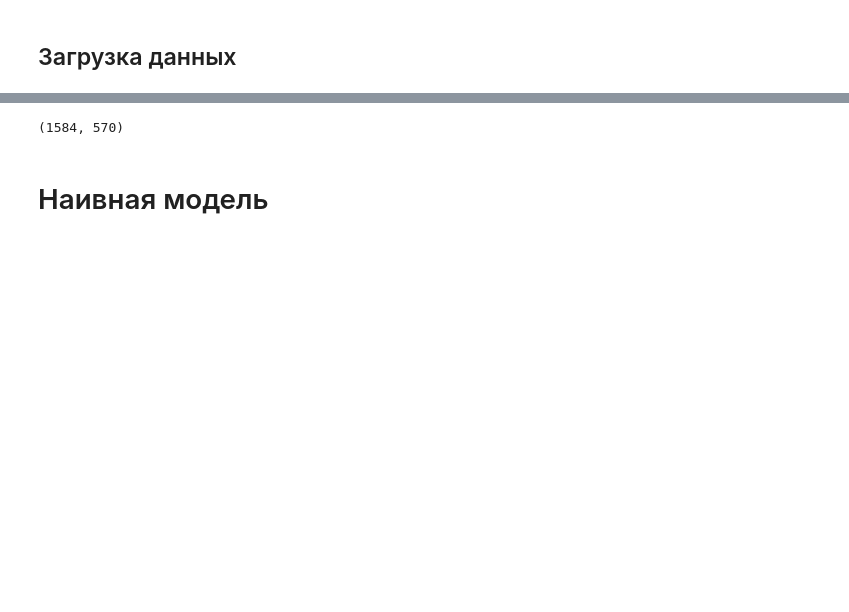
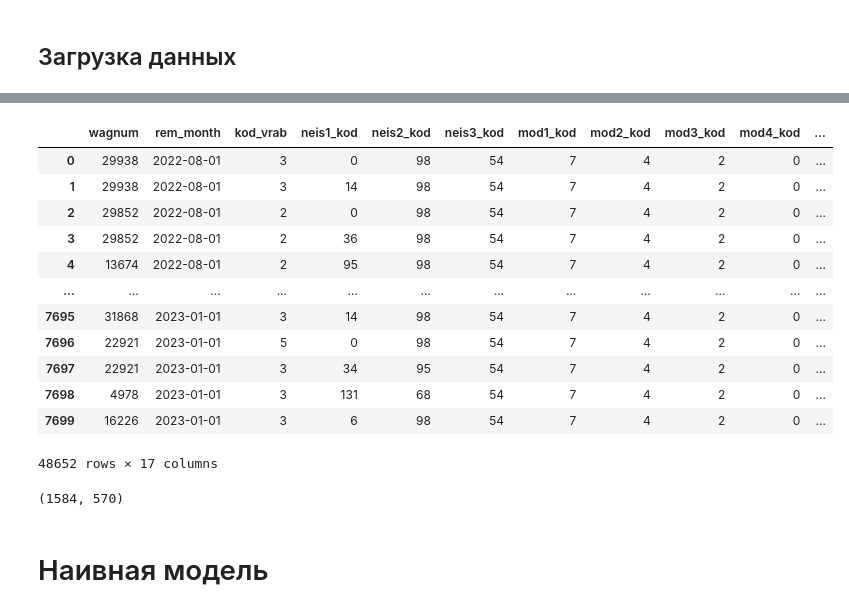
Before and after one commit to thehir0/DataWagon, a Jupyter notebook: train/task2_base_model.ipynb, the cells around one changed output, grey strips where cells are left out. Cells and saved outputs as stored; diff of their text form; code cells hidden in the pictures; blank space fills up the shorter version.

```diff
--- a/train/task2_base_model.ipynb
+++ b/train/task2_base_model.ipynb
@@ -40,3 +104,19 @@ target
+# %%
+tr_rem
+# %% [output]
+|  | wagnum | rem_month | kod_vrab | neis1_kod | neis2_kod | neis3_kod | mod1_kod | mod2_kod | mod3_kod | mod4_kod | ... |
+| 0 | 29938 | 2022-08-01 | 3 | 0 | 98 | 54 | 7 | 4 | 2 | 0 | ... |
+| 1 | 29938 | 2022-08-01 | 3 | 14 | 98 | 54 | 7 | 4 | 2 | 0 | ... |
+| 2 | 29852 | 2022-08-01 | 2 | 0 | 98 | 54 | 7 | 4 | 2 | 0 | ... |
+| 3 | 29852 | 2022-08-01 | 2 | 36 | 98 | 54 | 7 | 4 | 2 | 0 | ... |
+| 4 | 13674 | 2022-08-01 | 2 | 95 | 98 | 54 | 7 | 4 | 2 | 0 | ... |
+| ... | ... | ... | ... | ... | ... | ... | ... | ... | ... | ... | ... |
+| 7695 | 31868 | 2023-01-01 | 3 | 14 | 98 | 54 | 7 | 4 | 2 | 0 | ... |
+| 7696 | 22921 | 2023-01-01 | 5 | 0 | 98 | 54 | 7 | 4 | 2 | 0 | ... |
+| 7697 | 22921 | 2023-01-01 | 3 | 34 | 95 | 54 | 7 | 4 | 2 | 0 | ... |
+| 7698 | 4978 | 2023-01-01 | 3 | 131 | 68 | 54 | 7 | 4 | 2 | 0 | ... |
+| 7699 | 16226 | 2023-01-01 | 3 | 6 | 98 | 54 | 7 | 4 | 2 | 0 | ... |
+48652 rows × 17 columns
 # %%
 wag_param = wag_param.drop_duplicates(subset='wagnum', keep='last')# у вагонов могут меняться параметры, поэтмоу номер дублируется. В данной модели это фактор не учитывается
 # %%
```
Also changed, not shown: parts of 5 cells of this notebook, 4 other files.
